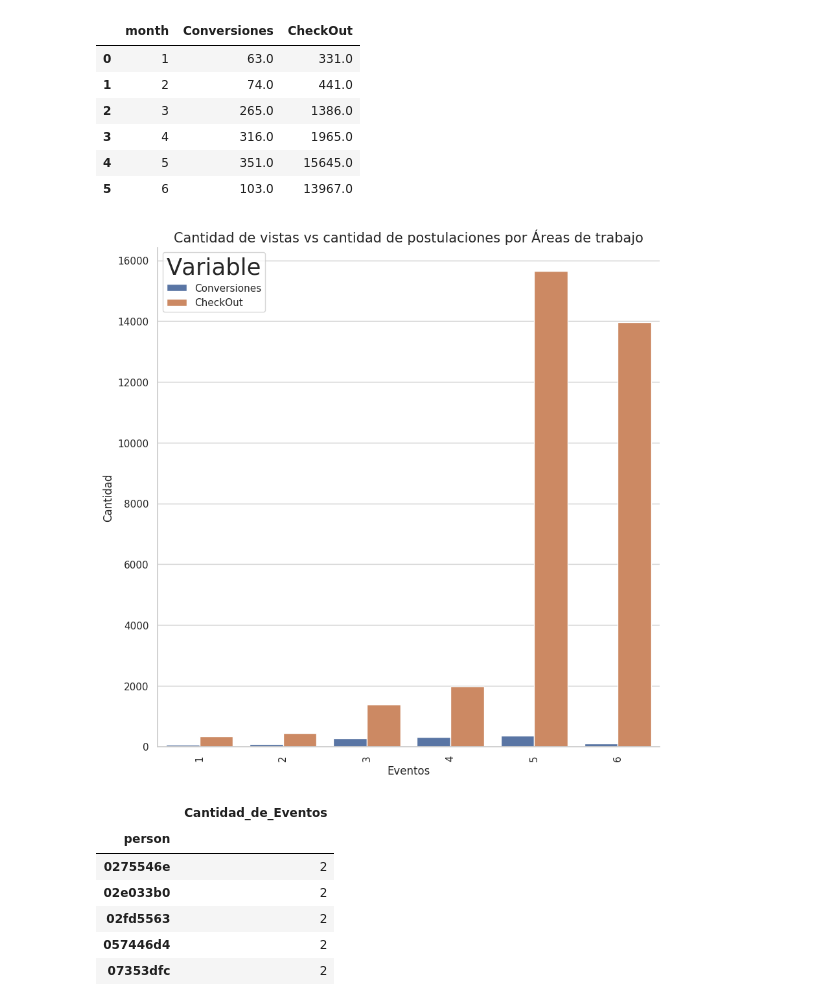
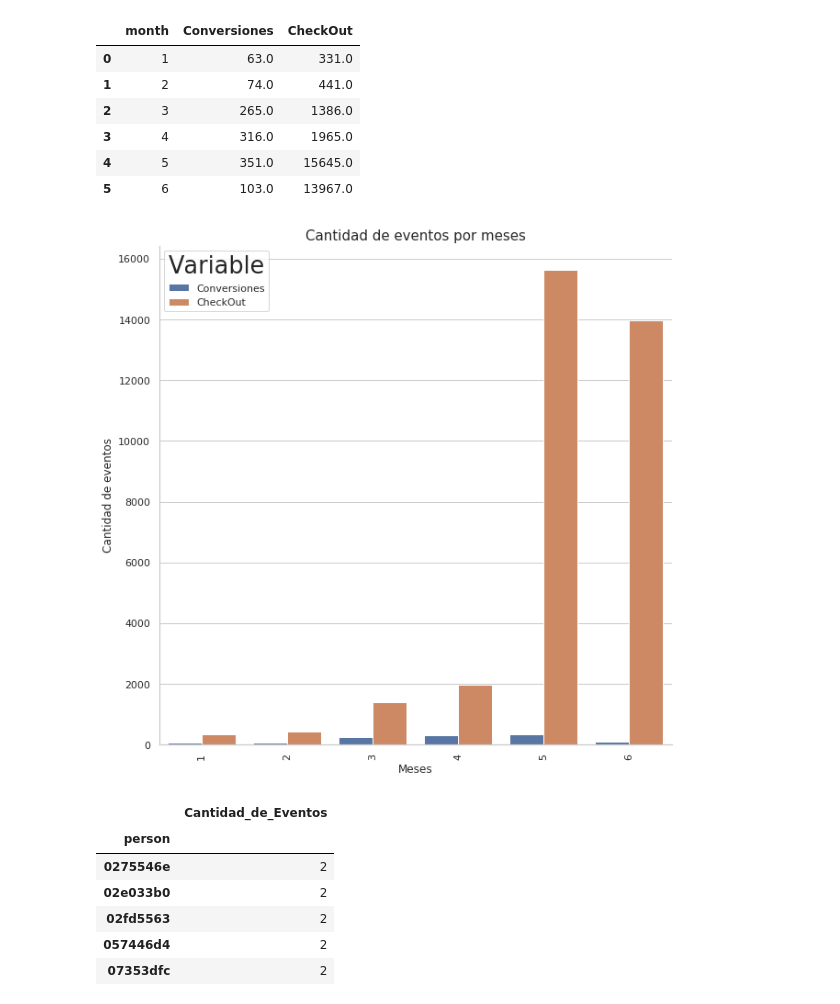
Before and after one commit to gabyrobles93/7506-TP1-Trocafone, a Jupyter notebook: comportamiento_de_la_plataforma.ipynb, the cells around one changed output. Cells and saved outputs as stored; diff of their text form; code cells hidden in the pictures.

```diff
--- a/comportamiento_de_la_plataforma.ipynb
+++ b/comportamiento_de_la_plataforma.ipynb
@@ -311,22 +317,22 @@ grouped
 # %%
 fig, ax1 = plt.subplots(figsize=(10, 10))
 tidy = (
     grouped.set_index('month')
       .stack()  # un-pivots the data
       .reset_index()  # moves all data out of the index
       .rename(columns={'level_1': 'Variable', 0: 'Value'})
 )
 g = sns.barplot(x='month', y='Value', hue='Variable', data=tidy, ax=ax1, orient='v')
 for item in g.get_xticklabels():
     item.set_rotation(90)
 
-g.set_title("Cantidad de vistas vs cantidad de postulaciones por Áreas de trabajo", fontsize=15)
-g.set_xlabel("Eventos", fontsize=12)
-g.set_ylabel("Cantidad", fontsize=12)
+g.set_title("Cantidad de eventos por meses", fontsize=15)
+g.set_xlabel("Meses", fontsize=12)
+g.set_ylabel("Cantidad de eventos", fontsize=12)
 
 sns.despine(fig)
 # %% [output]
-[figure, old version]
+[figure, new version]
 # %%
 los_eventos = df.filter(items=['person','event'])
 los_eventos['Cantidad_de_Eventos'] = 1
```
Also changed, not shown: parts of 31 cells of this notebook.
